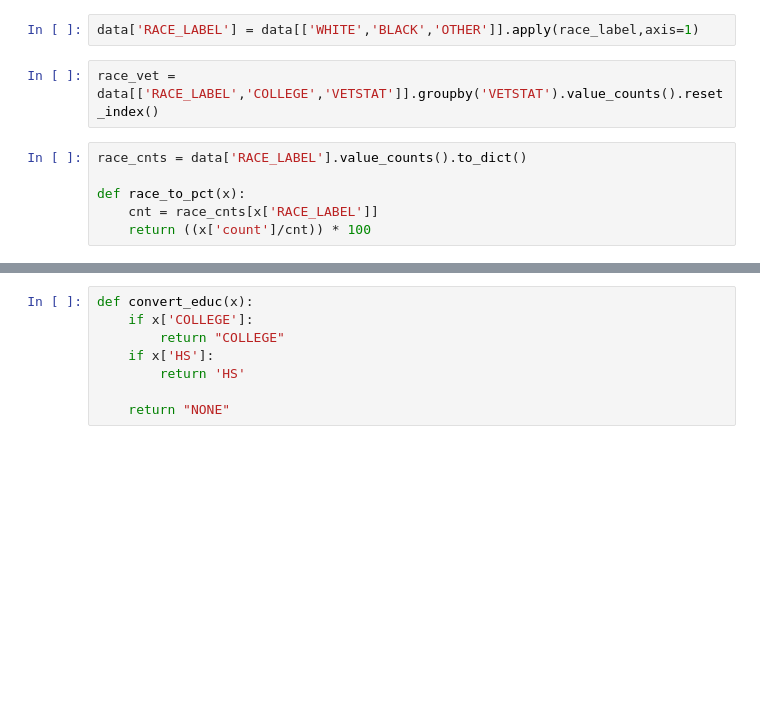
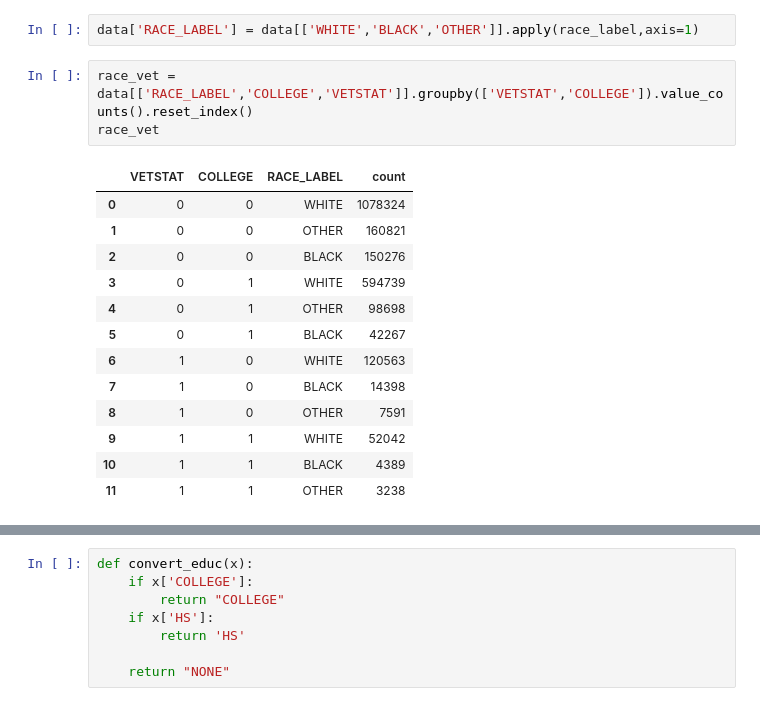
Before and after one commit to Fobertree/Econ220FinalProject, a Jupyter notebook: main.ipynb, the cells around one changed output, grey strips where cells are left out. Cells and saved outputs as stored; diff of their text form; blank space fills up the shorter version.

```diff
--- a/main.ipynb
+++ b/main.ipynb
@@ -451,10 +320,19 @@ def race_label(row):
 # %%
 data['RACE_LABEL'] = data[['WHITE','BLACK','OTHER']].apply(race_label,axis=1)
 # %%
-race_vet = data[['RACE_LABEL','COLLEGE','VETSTAT']].groupby('VETSTAT').value_counts().reset_index()
+race_vet = data[['RACE_LABEL','COLLEGE','VETSTAT']].groupby(['VETSTAT','COLLEGE']).value_counts().reset_index()
+race_vet
+# %% [output]
+|  | VETSTAT | COLLEGE | RACE_LABEL | count |
+| 0 | 0 | 0 | WHITE | 1078324 |
+| 1 | 0 | 0 | OTHER | 160821 |
+| 2 | 0 | 0 | BLACK | 150276 |
+| 3 | 0 | 1 | WHITE | 594739 |
+| 4 | 0 | 1 | OTHER | 98698 |
+| 5 | 0 | 1 | BLACK | 42267 |
+| 6 | 1 | 0 | WHITE | 120563 |
+| 7 | 1 | 0 | BLACK | 14398 |
+| 8 | 1 | 0 | OTHER | 7591 |
+| 9 | 1 | 1 | WHITE | 52042 |
+| 10 | 1 | 1 | BLACK | 4389 |
+| 11 | 1 | 1 | OTHER | 3238 |
-# %%
-race_cnts = data['RACE_LABEL'].value_counts().to_dict()
-
-def race_to_pct(x):
-    cnt = race_cnts[x['RACE_LABEL']]
-    return ((x['count']/cnt)) * 100
```
Also changed, not shown: parts of 26 cells of this notebook.
